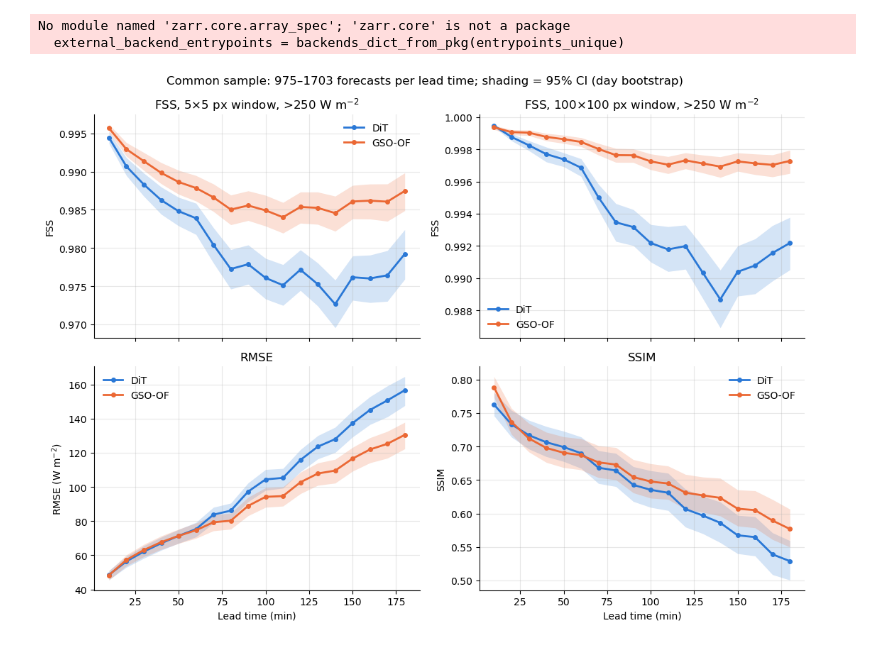
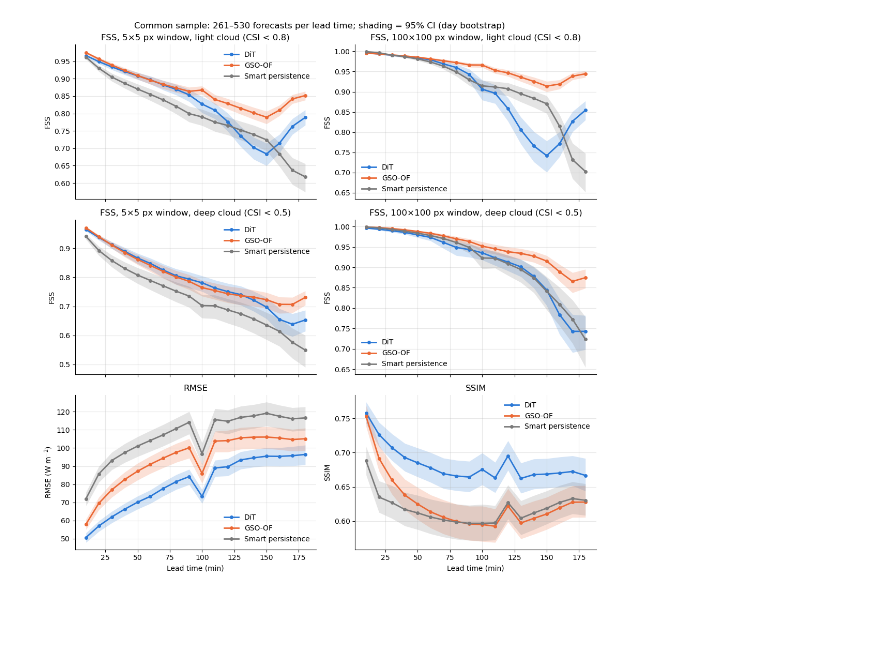
Before and after one commit to cdoedens/nowcast-evaluation, a Jupyter notebook: notebooks/plot_metrics.ipynb, the cells around one changed output. Drawn from its saved outputs; the diff is of its cells as text; code cells hidden in the pictures; blank space fills up the shorter version.

Commit message:
added smart persistence

```diff
--- a/notebooks/plot_metrics.ipynb
+++ b/notebooks/plot_metrics.ipynb
@@ -10,9 +10,9 @@ import sys, os
 sys.path.append("/home/548/cd3022/repos/nowcast-evaluation/src")
 import metric_aggregation as ma
 # %%
-DIT_PATH = Path("/scratch/er8/cd3022/nowcast-evaluation/error-metric-data/per-forecast/CPDiT")
-OF_PATH = Path("/scratch/er8/cd3022/nowcast-evaluation/error-metric-data/per-forecast/GSO_OF")
-SP_PATH = Path("/scratch/er8/cd3022/nowcast-evaluation/error-metric-data/per-forecast/SmartPersistence")
+DIT_PATH = Path("/scratch/er8/cd3022/nowcast-evaluation/error-metric-data/CPDiT")
+OF_PATH = Path("/scratch/er8/cd3022/nowcast-evaluation/error-metric-data/GSO_OF")
+SP_PATH = Path("/scratch/er8/cd3022/nowcast-evaluation/error-metric-data/SmartPersistence")
 # %%
 # 1. Load per-forecast metrics (dims: time = issue time, lead_time)
 metrics = {"DiT": ma.load_metrics(DIT_PATH), "GSO-OF": ma.load_metrics(OF_PATH),
@@ -21,8 +21,5 @@ metrics = {"DiT": ma.load_metrics(DIT_PATH), "GSO-OF": ma.load_metrics(OF_PATH),
 metrics = ma.common_sample(metrics)
 # 3. Pooled FSS per lead time: 1 - Σdiff / (Σfcst + Σobs)
 scores = {m: ma.aggregate(ds) for m, ds in metrics.items()}
-# %% [output]
-No module named 'zarr.core.array_spec'; 'zarr.core' is not a package
-  external_backend_entrypoints = backends_dict_from_pkg(entrypoints_unique)
 # %%
 # 4. Uncertainty: bootstrap whole days (forecasts within a day are correlated).
@@ -57,32 +60,37 @@ def bootstrap_mean(metrics, var, n_boot=2000, seed=0):
 # %%
 lead = scores["DiT"]["lead_time"].values
 colors = {"DiT": "#2a78d6", "GSO-OF": "#eb6834", "Smart persistence": "#7a7a7a"}
+thresholds = {"light": 0.8, "deep": 0.5}  # clear-sky index, see calculate-metrics.py
 
 # (variable in `scores`, title, y-label, bootstrap samples)
 panels = [
-    ("fss_small", "FSS, 5×5 px window, >250 W m$^{-2}$", "FSS", bootstrap_fss(metrics, "small")),
-    ("fss_large", "FSS, 100×100 px window, >250 W m$^{-2}$", "FSS", bootstrap_fss(metrics, "large")),
+    (f"fss_{window}_{level}",
+     f"FSS, {size} px window, {level} cloud (CSI < {thresholds[level]})", "FSS",
+     bootstrap_fss(metrics, window, level))
+    for level in thresholds
+    for window, size in (("small", "5×5"), ("large", "100×100"))
+] + [
     ("rmse", "RMSE", "RMSE (W m$^{-2}$)",
      {m: np.sqrt(b) for m, b in bootstrap_mean(
          {k: ds.assign(mse=ds["rmse"] ** 2) for k, ds in metrics.items()}, "mse").items()}),
     ("ssim", "SSIM", "SSIM", bootstrap_mean(metrics, "ssim")),
 ]
 
-fig, axes = plt.subplots(2, 2, figsize=(11, 8), sharex=True)
+fig, axes = plt.subplots(3, 2, figsize=(11, 11), sharex=True)
 for ax, (var, title, ylabel, boot) in zip(axes.flat, panels):
     for m in metrics:
         lo, hi = np.percentile(boot[m], [2.5, 97.5], axis=0)
         ax.fill_between(lead, lo, hi, color=colors[m], alpha=0.2, linewidth=0)
         ax.plot(lead, scores[m][var], color=colors[m], lw=2, marker="o", ms=4, label=m)
     ax.set(title=title, ylabel=ylabel)
     ax.legend(frameon=False)
 for ax in axes.flat:
     ax.grid(alpha=0.3)
     ax.spines[["top", "right"]].set_visible(False)
-for ax in axes[1]:
+for ax in axes[-1]:
     ax.set_xlabel("Lead time (min)")
 n = scores["DiT"]["n"].values
 fig.suptitle(f"Common sample: {n.min()}–{n.max()} forecasts per lead time; shading = 95% CI (day bootstrap)")
 fig.tight_layout()
 # %% [output]
-[figure, old version]
+[figure, new version]
```
Also changed, not shown: parts of 2 cells of this notebook.
